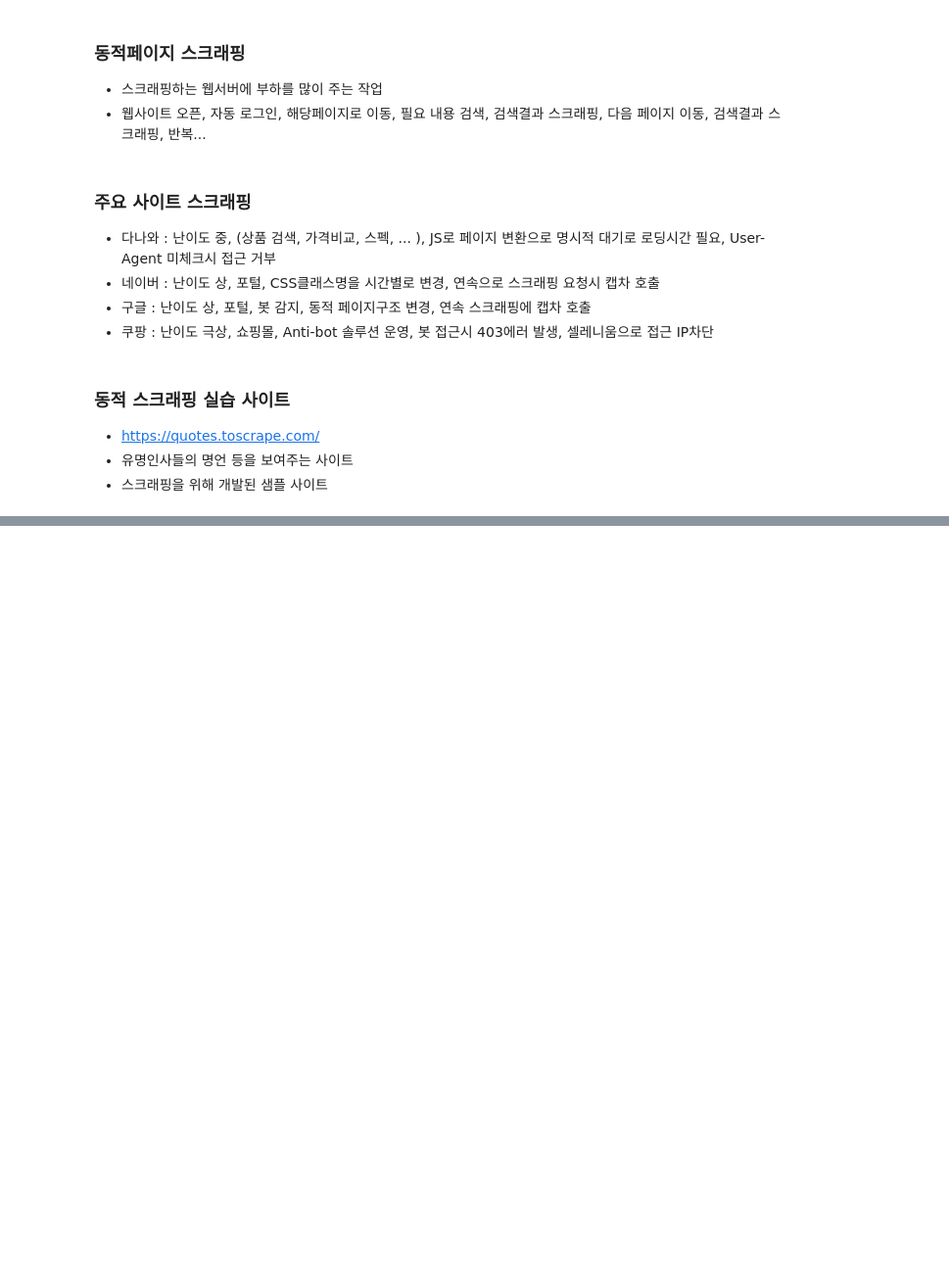
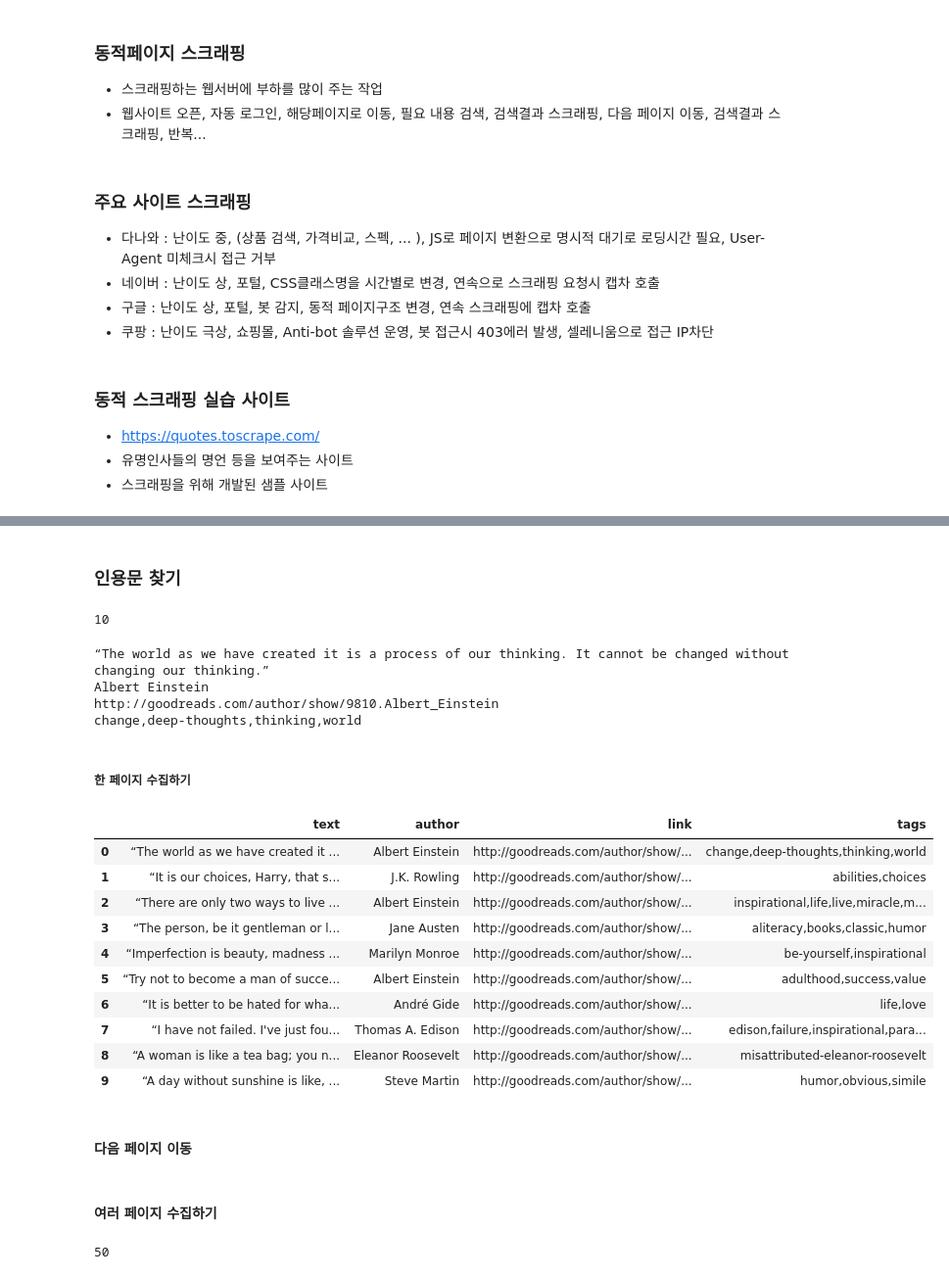
Before and after one commit to Trymind0419/ai-datapipeline-2026, a Jupyter notebook: chapt04/동적페이지_스크래핑.ipynb, the cells around one changed output, grey strips where cells are left out. Shown at 98% size. Saved outputs shown, nothing was run; the diff lists cells and outputs as text; code cells hidden in the pictures; blank space fills up the shorter version.

```diff
--- a/chapt04/동적페이지_스크래핑.ipynb
+++ b/chapt04/동적페이지_스크래핑.ipynb
@@ -44,0 +75,70 @@ login_link.click()
+# %% [markdown]
+### 인용문 찾기
+# %%
+quotes = driver.find_elements(By.CLASS_NAME,'quote')
+
+len(quotes)
+# %% [output]
+10
+# %%
+# 첫번째 인용문 확인
+
+quotes = driver.find_elements(By.CLASS_NAME, 'quote')
+
+first = quotes[0]
+first.text
+
+text = first.find_element(By.CSS_SELECTOR, '.text').text
+author = first.find_element(By.CSS_SELECTOR, '.author').text
+link = first.find_elements(By.CSS_SELECTOR, 'span > a')[1].get_attribute('href')
+tags = first.find_elements(By.CSS_SELECTOR, '.tags > a')
+tag_text = ','.join(tag.text for tag in tags)
+
+print(text)
+print(author)
+print(link)
+print(tag_text)
+# %% [output]
+“The world as we have created it is a process of our thinking. It cannot be changed without changing our thinking.”
+Albert Einstein
+http://goodreads.com/author/show/9810.Albert_Einstein
+change,deep-thoughts,thinking,world
+# %% [markdown]
+##### 한 페이지 수집하기
+# %%
+quotes = driver.find_elements(By.CLASS_NAME, 'quote')
+
+datas = []
+
+for first in quotes:
+
+    text = first.find_element(By.CSS_SELECTOR, '.text').text
+    author = first.find_element(By.CSS_SELECTOR, '.author').text
+    link = first.find_elements(By.CSS_SELECTOR, 'span > a')[1].get_attribute('href')
+    tags = first.find_elements(By.CSS_SELECTOR, '.tags > a')
+    tag_text = ','.join(tag.text for tag in tags)
+
+    datas.append({
+        'text' : text,
+        'author' : author,
+        'link' : link,
+        'tags' : tag_text
+    })
+# %%
+df = pd.DataFrame(datas)
+
+df
+# %% [output]
+|  | text | author | link | tags |
+| 0 | “The world as we have created it ... | Albert Einstein | http://goodreads.com/author/show/... | change,deep-thoughts,thinking,world |
+| 1 | “It is our choices, Harry, that s... | J.K. Rowling | http://goodreads.com/author/show/... | abilities,choices |
+| 2 | “There are only two ways to live ... | Albert Einstein | http://goodreads.com/author/show/... | inspirational,life,live,miracle,m... |
+| 3 | “The person, be it gentleman or l... | Jane Austen | http://goodreads.com/author/show/... | aliteracy,books,classic,humor |
+| 4 | “Imperfection is beauty, madness ... | Marilyn Monroe | http://goodreads.com/author/show/... | be-yourself,inspirational |
+| 5 | “Try not to become a man of succe... | Albert Einstein | http://goodreads.com/author/show/... | adulthood,success,value |
+| 6 | “It is better to be hated for wha... | André Gide | http://goodreads.com/author/show/... | life,love |
+| 7 | “I have not failed. I've just fou... | Thomas A. Edison | http://goodreads.com/author/show/... | edison,failure,inspirational,para... |
+| 8 | “A woman is like a tea bag; you n... | Eleanor Roosevelt | http://goodreads.com/author/show/... | misattributed-eleanor-roosevelt |
+| 9 | “A day without sunshine is like, ... | Steve Martin | http://goodreads.com/author/show/... | humor,obvious,simile |
+# %% [markdown]
+#### 다음 페이지 이동
@@ -44,0 +149,2 @@ login_link.click()
+# %% [markdown]
+#### 여러 페이지 수집하기
@@ -44,0 +180,4 @@ login_link.click()
+# %%
+len(rows)
+# %% [output]
+50
```
Also changed, not shown: parts of 14 cells of this notebook, 6 other files.
